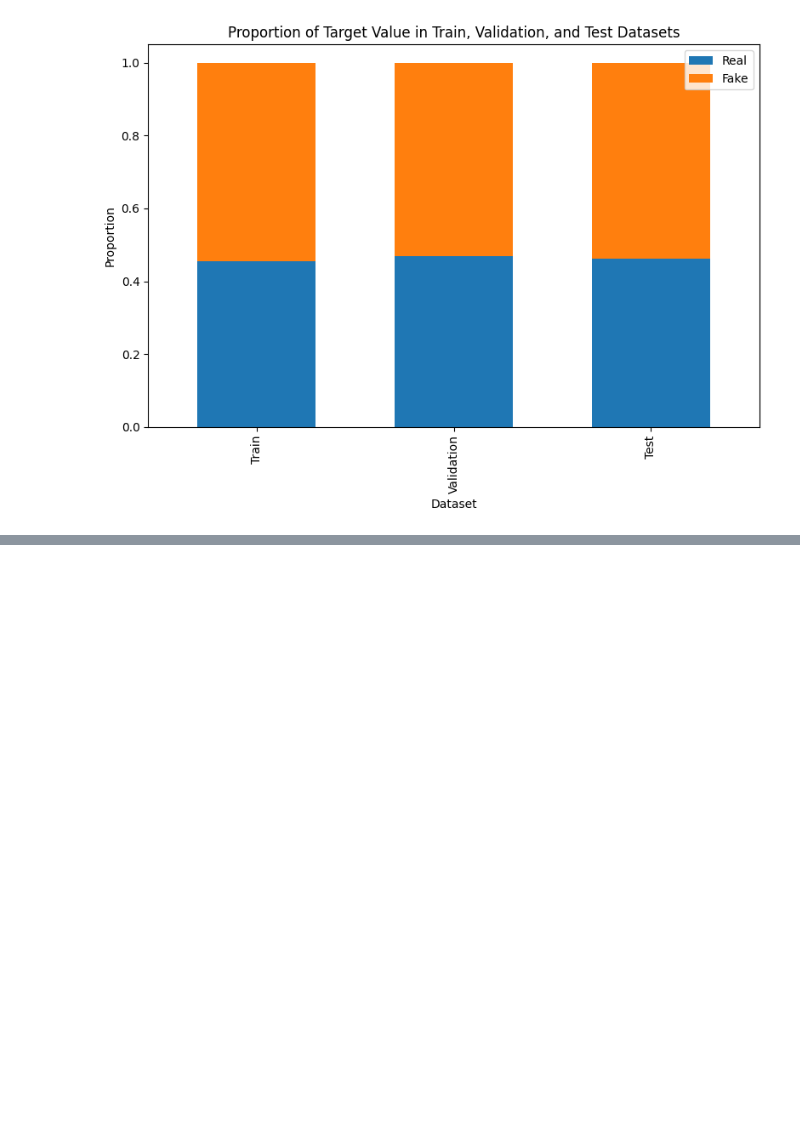
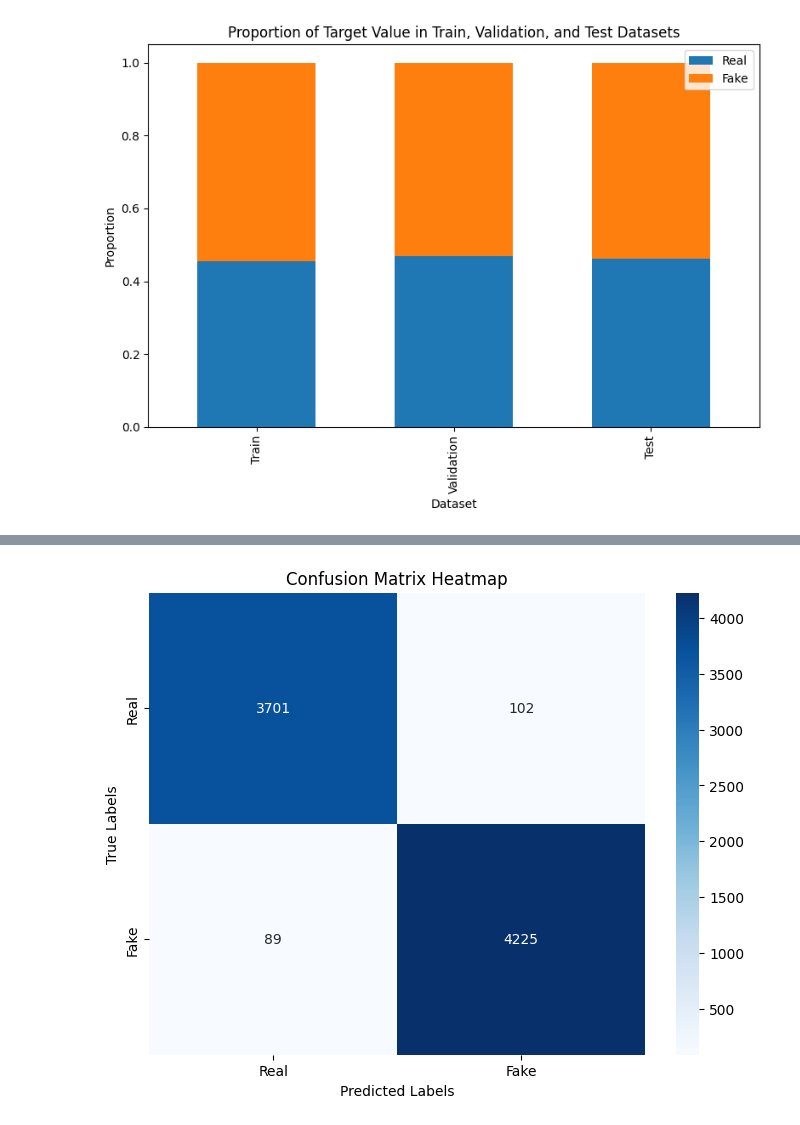
Before and after one commit to SergeyAkh/Fake-news, a Jupyter notebook: Fake_news.ipynb, the cells around one changed output, grey strips where cells are left out. Cells and saved outputs as stored; diff of their text form; code cells hidden in the pictures; blank space fills up the shorter version.

```diff
--- a/Fake_news.ipynb
+++ b/Fake_news.ipynb
@@ -45,0 +172,6 @@ plt.show()
+# %%
+y_pred_val = best_svm_model.predict(X_val_matrix)
+# %%
+plot_confusion_matrix(y_val, y_pred_val)
+# %% [output]
+[figure, added]
```
Also changed, not shown: parts of 19 cells of this notebook.
